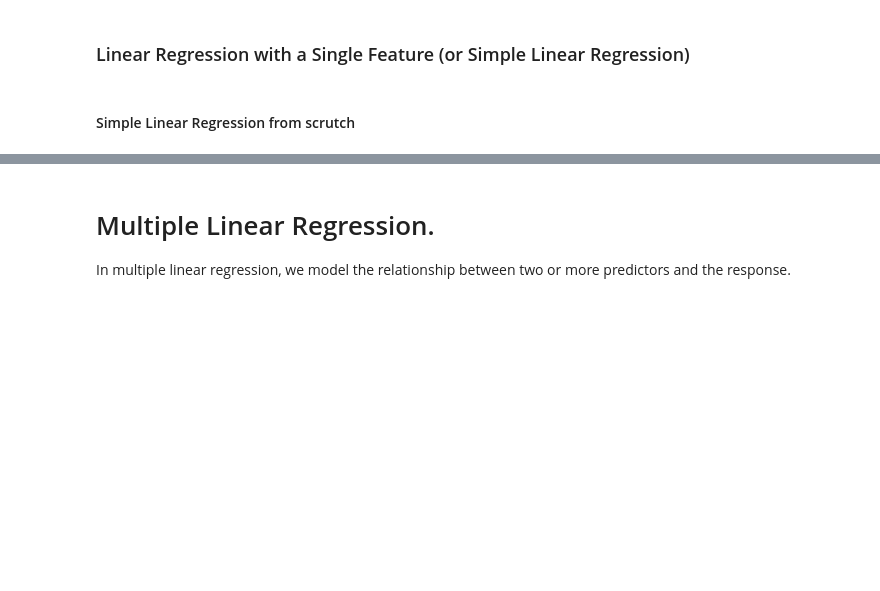
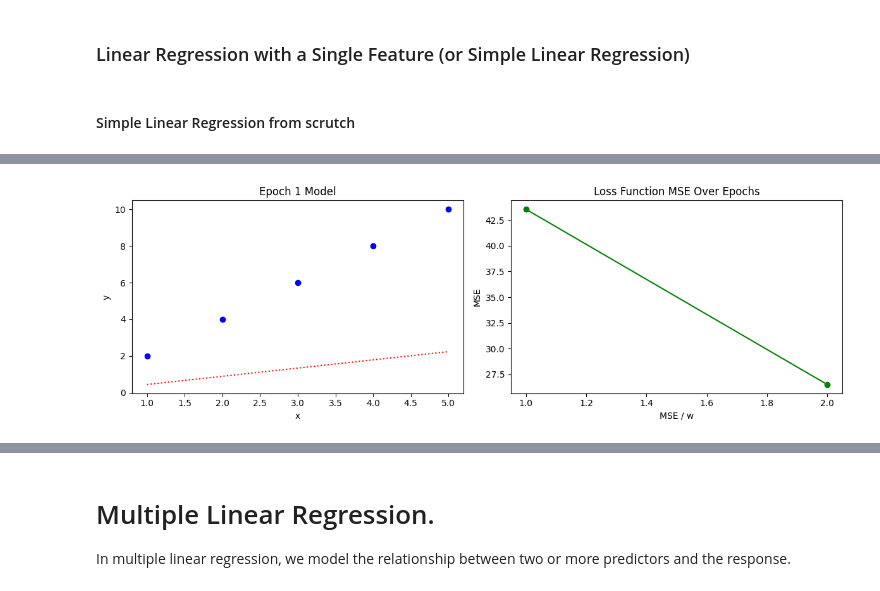
Before and after one commit to imaxfp/neural_n00b, a Jupyter notebook: 1_linear_neural_networks_for_regression.ipynb, the cells around one changed output, grey strips where cells are left out. Cells and saved outputs as stored; diff of their text form; code cells hidden in the pictures; blank space fills up the shorter version.

```diff
--- a/1_linear_neural_networks_for_regression.ipynb
+++ b/1_linear_neural_networks_for_regression.ipynb
@@ -148,0 +5,91 @@ MSE: 0.33473070314608494
+# %%
+import numpy as np
+import matplotlib.pyplot as plt
+
+# Given data points
+y = np.array([2, 4, 6, 8, 10])
+x = np.array([1, 2, 3, 4, 5])
+n = len(x)
+
+# Function to calculate MSE
+def calculate_mse(w, x, y):
+    """
+    Compute gradient:
+    The value of the MSE is informative and is often used to monitor the performance and convergence of the model during training.
+    Calculate the gradient of the cost function (which is the MSE in this context) with respect to the weights.
+    This tells us how much the cost would change if we made a small change to the weight.
+    """
+    errors = (w * x - y) ** 2
+    mse = errors.mean()
+    return mse
+
+# Function to plot the current model
+def plot_current_model(w, x, y, epoch, mse_history):
+    fig, axs = plt.subplots(1, 2, figsize=(12, 4))  # Create two subplots
+
+    # First subplot: Plotting the current model
+    axs[0].scatter(x, y, color='blue')  # Plot the data points
+    y_pred = w * x
+    axs[0].plot(x, y_pred, color='red', linestyle='dotted')  # Plot the line
+    axs[0].set_title(f'Epoch {epoch+1} Model')
+    axs[0].set_xlabel('x')
+    axs[0].set_ylabel('y')
+
+    # Second subplot: Plotting the MSE history
+    epochs = range(1, len(mse_history) + 1)  # Correcting the range for epochs
+    axs[1].plot(epochs, mse_history, marker='o', color='green')
+    axs[1].set_title('Loss Function MSE Over Epochs')
+    axs[1].set_xlabel('MSE / w')
+    axs[1].set_ylabel('MSE')
+
+    plt.tight_layout()  # Adjust layout for better appearance
+    plt.show()
+
+
+
+# Gradient Descent Function
+def gradient_descent(x, y, learning_rate, epochs):
+    w = 0.01  # Start with an arbitrary weight
+    mse_history = [calculate_mse(w, x, y)]
+
+    for epoch in range(epochs):
+        #MSE
+        mse = calculate_mse(w,x,y)
+
+        # Calculate the Gradient (remember this is MSE formula but for each of the point)
+        # Calculate the error for each data point (this is our Y, 'how Y changes if `w` changes')
+        errors = y - w * x  # y is actual values, w * x is predicted values
+
+        # Step 1: Apply the POWER RULE by multiplying errors by 2
+        # Power rule example: The derivative of x^2 with respect to x is 2x.
+        doubled_errors = 2 * errors
+
+        # Step 2: Differentiate the inner function using the CHAIN RULE
+        # Chain rule example: If f = g(h(x)), then f' = g'(h(x)) * h'(x).
+        # Here, g(x) = x^2 (squared function) and h(x) = y_i - w * x_i (linear function).
+        # The derivative of g(h(x)) with respect to w is 2 * (y_i - w * x_i) * -x_i.
+        differentiated_term = doubled_errors * x
+
+        # Combine the results and average
+        # Sum the differentiated terms for all data points and divide by the number of points (n) to get the average gradient.
+        gradient = (-1 / n) * np.sum(differentiated_term)
+
+        # Step 3: update the weight
+        w -= learning_rate * gradient
+        mse_history.append(calculate_mse(w, x, y))
+
+        # Print detailed explanation
+        print(f'Epoch: {epoch+1}:')
+        print(f'Current weight: {w}')
+        print(f'(MSE) is the average of the squares of the errors between the predicted y (w*x) and actual y.: {mse}')
+        print(f'Gradient for single param variable is ordinary derivative of the MSE with respect to weight w. It tells us the direction to move on the w-axis to minimize the MSE {gradient}')
+        print('The gradient is the partial derivative of the MSE with respect to weight w. It tells us the direction to move on the w-axis to minimize the MSE.')
+
+        # Call the function to plot the current model
+        plot_current_model(w, x, y, epoch, mse_history)
+
+    return w
+
+# Perform Gradient Descent
+optimized_w = gradient_descent(x, y, learning_rate=0.01, epochs=10)
+# %% [output]
@@ -148,0 +101 @@ MSE: 0.33473070314608494
+[figure, added]
```
Also changed, not shown: parts of 2 cells of this notebook, 4 other files.
